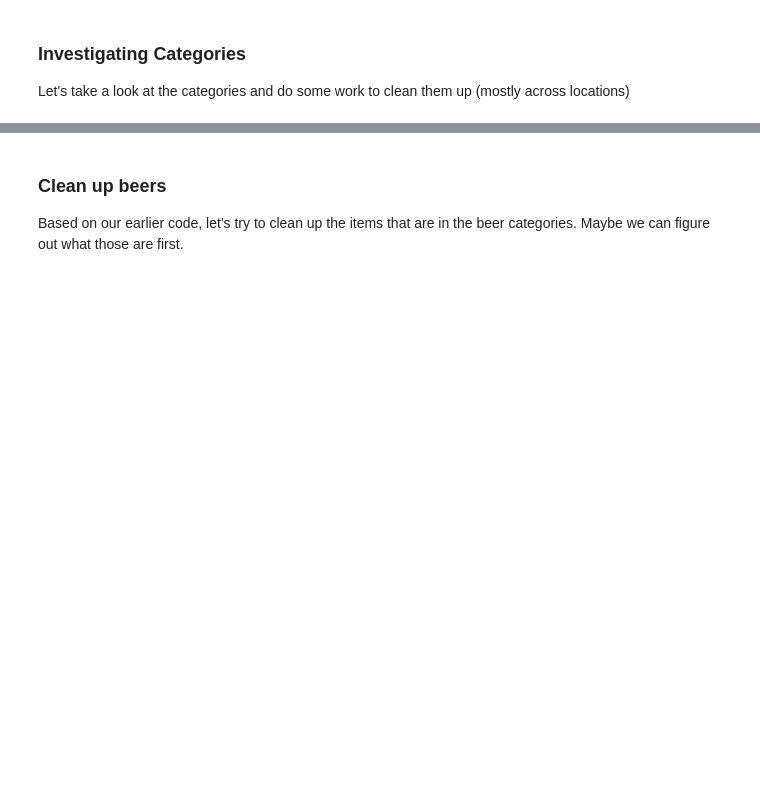
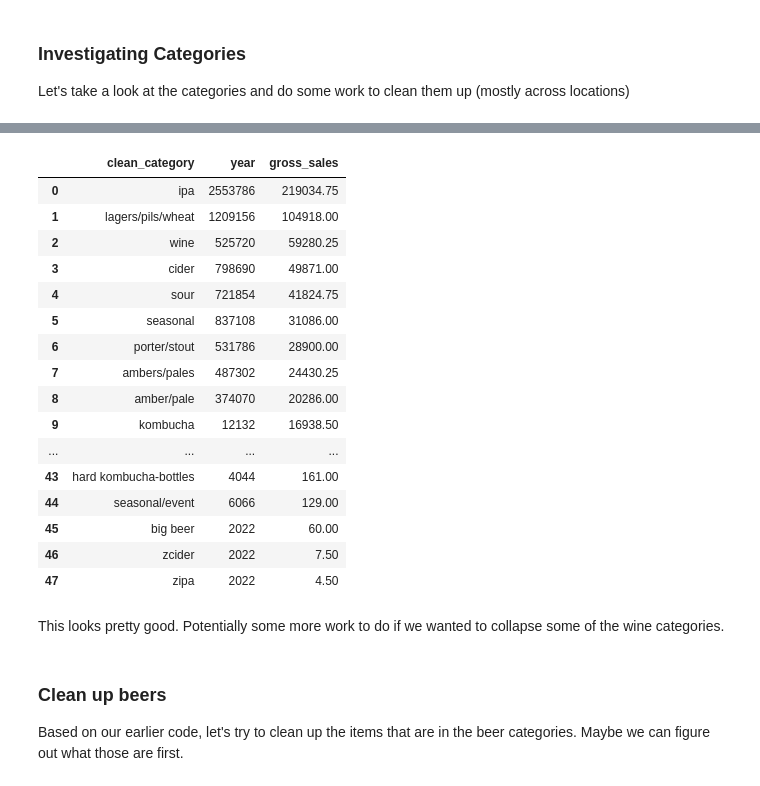
Before and after one commit to 37chandler/tm-2022-in-class, a Jupyter notebook: Dram Item Cleaning.ipynb, the cells around one changed output, grey strips where cells are left out. Cells and saved outputs as stored; diff of their text form; code cells hidden in the pictures; blank space fills up the shorter version.

```diff
--- a/Dram Item Cleaning.ipynb
+++ b/Dram Item Cleaning.ipynb
@@ -93,3 +109,5 @@ So we often have an "F-" or a "C-" prefix on the category. Then we have "Draught
 # %%
-cat_prefix = re.compile(r"[FC] ?- ?")
-cat_suffix = re.compile(r" -? ?(Draught|Bottled)")
+# Going to assume lowercase
+
+cat_prefix = re.compile(r"[fc] ?- ?")
+cat_suffix = re.compile(r" -? ?(draught|bottled|bottles|cans)")
@@ -122,18 +114,16 @@ IPA
-# %%
-# Now let's append on a clean category and the delivery method to our list
-
-for item in item_cat :
-    cat = item_cat[item][0]
-
-
-    holder = cat_prefix.sub("",cat)
-    holder = cat_suffix.sub("",holder)
-
-    item_cat[item].append(holder.lower())
-
-    if "bottled" in cat.lower() :
-        item_cat[item].append("bottled")
-    elif "draught" in cat.lower() :
-        item_cat[item].append("draught")
-    else :
-        item_cat[item].append("other")
+# %%
+def clean_cat(cat) :
+
+    """
+        Given a raw category from Dram, return a clean category. Usually this involves
+        removing the prefix and Draught/bottled at the end.
+
+    """
+    clean_cat = cat.lower()
+
+    clean_cat = cat_prefix.sub("",clean_cat)
+    clean_cat = cat_suffix.sub("",clean_cat)
+
+    return(clean_cat)
+# %%
+item_info['clean_category'] = item_info['category'].map(clean_cat)
@@ -140,3 +139,27 @@ for item in item_cat :
+# %%
+(item_info.groupby('clean_category').
+    sum('gross_sales').reset_index().
+    sort_values('gross_sales',ignore_index=True,ascending=False))
+# %% [output]
+|  | clean_category | year | gross_sales |
+| 0 | ipa | 2553786 | 219034.75 |
+| 1 | lagers/pils/wheat | 1209156 | 104918.00 |
+| 2 | wine | 525720 | 59280.25 |
+| 3 | cider | 798690 | 49871.00 |
+| 4 | sour | 721854 | 41824.75 |
+| 5 | seasonal | 837108 | 31086.00 |
+| 6 | porter/stout | 531786 | 28900.00 |
+| 7 | ambers/pales | 487302 | 24430.25 |
+| 8 | amber/pale | 374070 | 20286.00 |
+| 9 | kombucha | 12132 | 16938.50 |
+| ... | ... | ... | ... |
+| 43 | hard kombucha-bottles | 4044 | 161.00 |
+| 44 | seasonal/event | 6066 | 129.00 |
+| 45 | big beer | 2022 | 60.00 |
+| 46 | zcider | 2022 | 7.50 |
+| 47 | zipa | 2022 | 4.50 |
+# %% [markdown]
+This looks pretty good. Potentially some more work to do if we wanted to collapse some of the wine categories.
 # %% [markdown]
 ### Clean up beers
 
```
Also changed, not shown: parts of 27 cells of this notebook, 4 other files.
